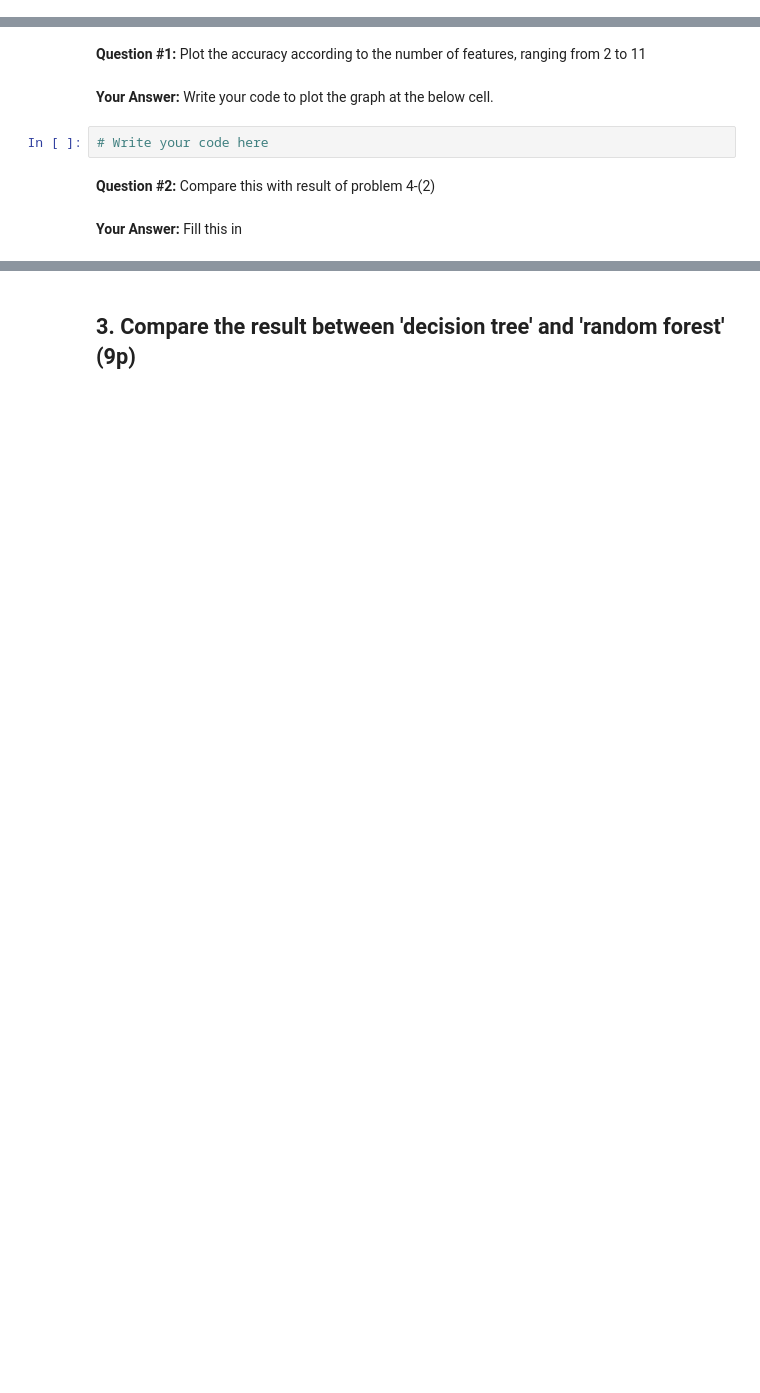
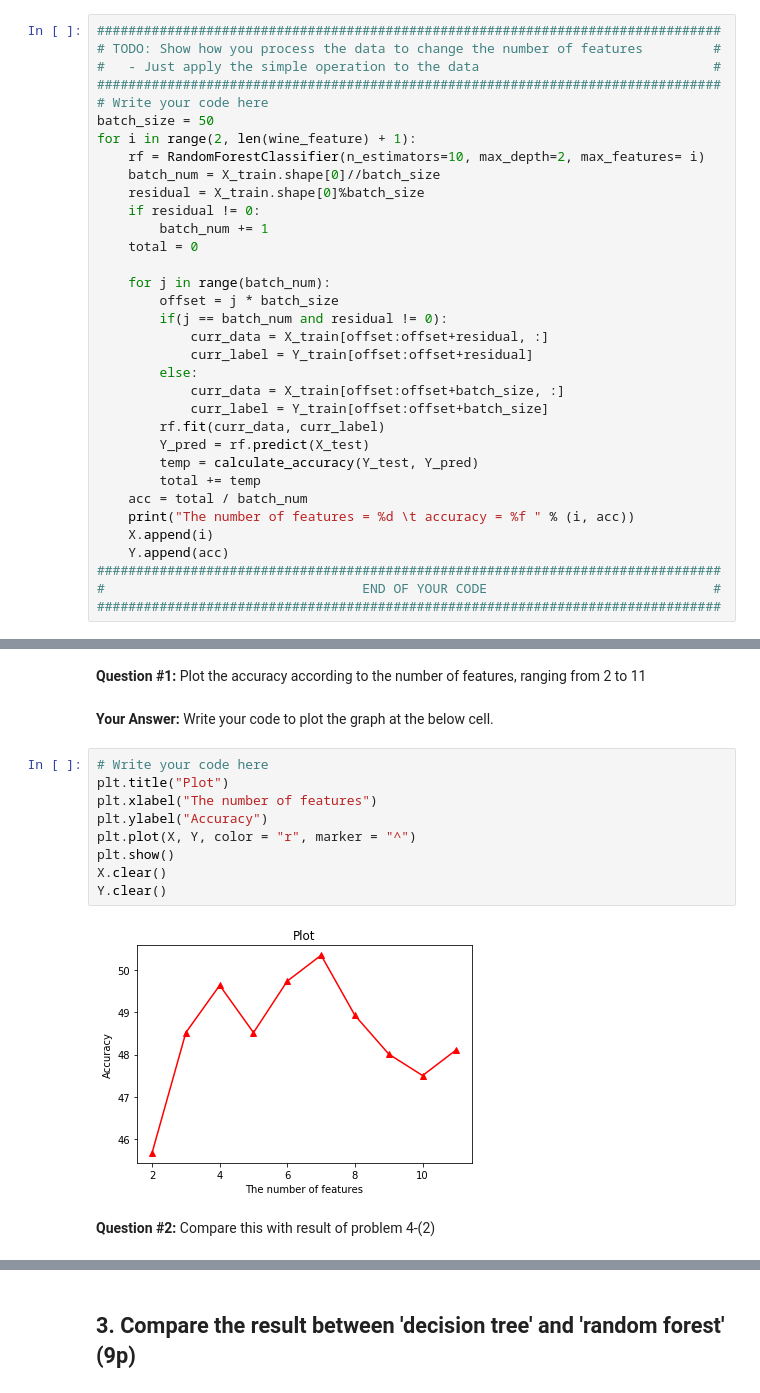
Before and after one commit to SUNGWOOKYOO/2019_spring, a Jupyter notebook: ML/ml_hw1/random_forest.ipynb, the cells around one changed output, grey strips where cells are left out. Drawn from its saved outputs; the diff is of its cells as text; blank space fills up the shorter version.

```diff
--- a/ML/ml_hw1/random_forest.ipynb
+++ b/ML/ml_hw1/random_forest.ipynb
@@ -81,0 +182,34 @@ def calculate_accuracy(Y_test, Y_predict):
+# %%
+################################################################################
+# TODO: Show how you process the data to change the number of features         #
+#   - Just apply the simple operation to the data                              #
+################################################################################
+# Write your code here
+batch_size = 50
+for i in range(2, len(wine_feature) + 1):
+    rf = RandomForestClassifier(n_estimators=10, max_depth=2, max_features= i)
+    batch_num = X_train.shape[0]//batch_size
+    residual = X_train.shape[0]%batch_size
+    if residual != 0:
+        batch_num += 1
+    total = 0
+
+    for j in range(batch_num):
+        offset = j * batch_size
+        if(j == batch_num and residual != 0):
+            curr_data = X_train[offset:offset+residual, :]
+            curr_label = Y_train[offset:offset+residual]
+        else:
+            curr_data = X_train[offset:offset+batch_size, :]
+            curr_label = Y_train[offset:offset+batch_size]
+        rf.fit(curr_data, curr_label)
+        Y_pred = rf.predict(X_test)
+        temp = calculate_accuracy(Y_test, Y_pred)
+        total += temp
+    acc = total / batch_num
+    print("The number of features = %d \t accuracy = %f " % (i, acc))
+    X.append(i)
+    Y.append(acc)
+################################################################################
+#                                 END OF YOUR CODE                             #
+################################################################################
@@ -83,9 +228,16 @@ def calculate_accuracy(Y_test, Y_predict):
 **Question #1:** Plot the accuracy according to the number of features, ranging from 2 to 11
 # %% [markdown]
 **Your Answer:** Write your code to plot the graph at the below cell.
-# %%
-# Write your code here
+# %%
+# Write your code here
+plt.title("Plot")
+plt.xlabel("The number of features")
+plt.ylabel("Accuracy")
+plt.plot(X, Y, color = "r", marker = "^")
+plt.show()
+X.clear()
+Y.clear()
+# %% [output]
+[figure, added]
 # %% [markdown]
 **Question #2:** Compare this with result of problem 4-(2)
-# %% [markdown]
-**Your Answer:** Fill this in
```
Also changed, not shown: parts of 19 cells of this notebook, 2 other files.
